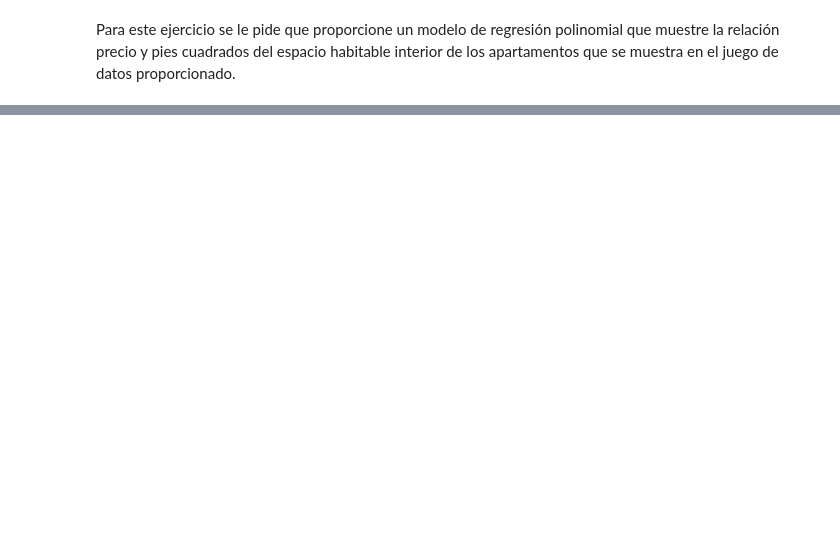
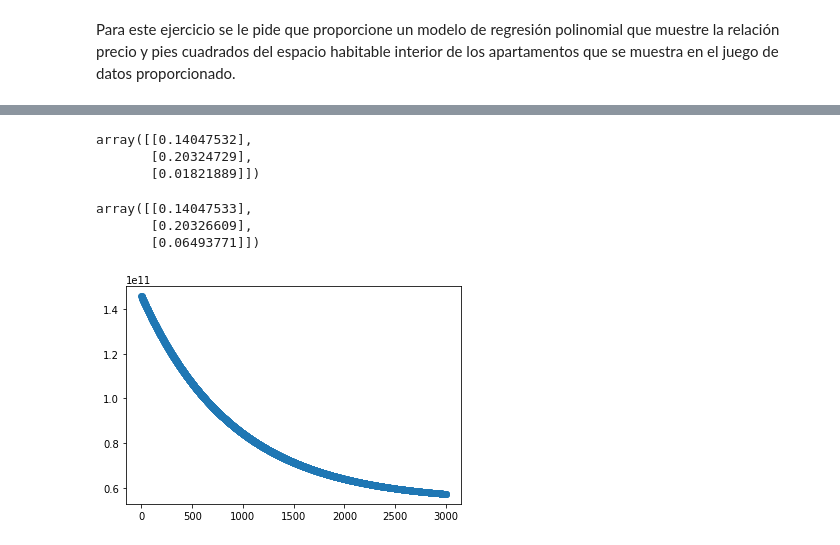
Before and after one commit to hwalter734/LAB4-EOML, a Jupyter notebook: lab4-Walter-20180006.ipynb, the cells around one changed output, grey strips where cells are left out. Saved outputs shown, nothing was run; the diff lists cells and outputs as text; code cells hidden in the pictures; blank space fills up the shorter version.

```diff
--- a/lab4-Walter-20180006.ipynb
+++ b/lab4-Walter-20180006.ipynb
@@ -46,0 +114,27 @@ newdf
+# %%
+pol2 = (xtrain[:,1]**2).reshape(len(xtrain),1)
+xtrain2 = np.append(xtrain, pol2, axis=1)
+pol2 = (xcv[:,1]**2).reshape(len(xcv),1)
+xcv2 = np.append(xcv, pol2, axis=1)
+pol2 = (xtest[:,1]**2).reshape(len(xtest),1)
+xtest2 = np.append(xcv, pol2, axis=1)
+# %%
+random_theta = np.random.rand(3,1)
+random_theta
+# %% [output]
+array([[0.14047532],
+       [0.20324729],
+       [0.01821889]])
+# %%
+theta_results2, costs2, thetas2 = gradient_descent_cost(xtrain2, ytrain, random_theta, linear_function_cost, linear_gradient_cost, learning_rate=0.00000000000000001, threshold=0.01, max_iter=3000)
+theta_results2
+# %% [output]
+array([[0.14047533],
+       [0.20326609],
+       [0.06493771]])
+# %%
+xrow = np.arange(0,3000,1).reshape(-1,1)
+plt.scatter(xrow, costs2)
+plt.show()
+# %% [output]
+[figure, added]
```
Also changed, not shown: parts of 24 cells of this notebook.
